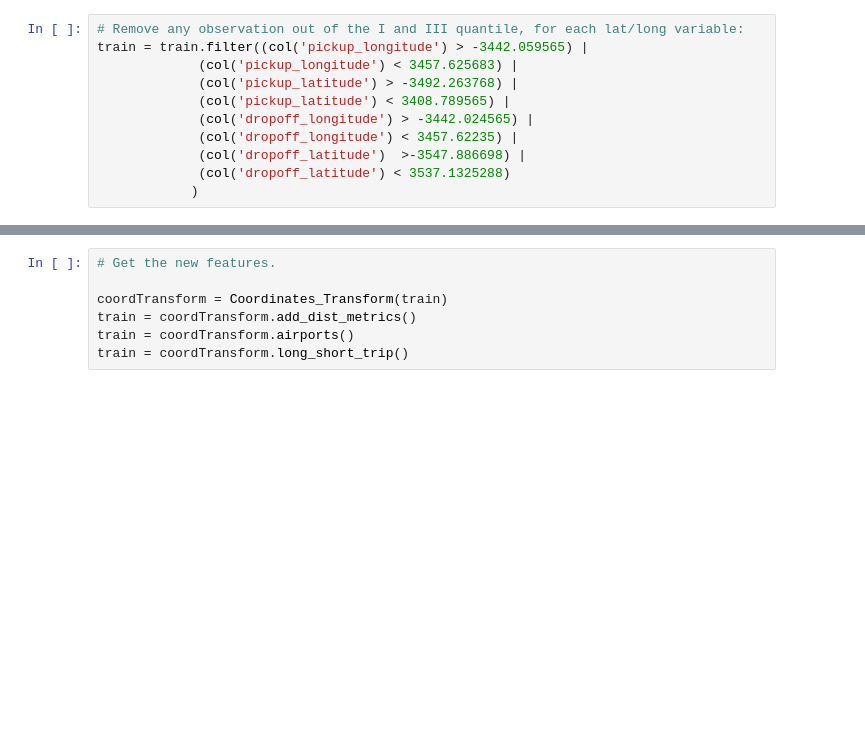
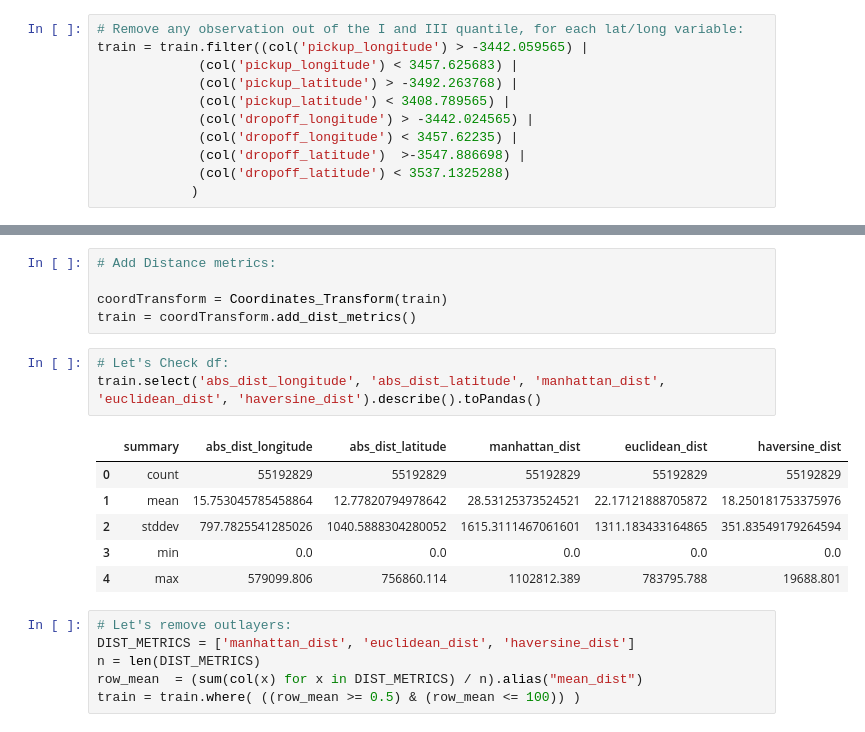
Before and after one commit to CalenDario13/NYC_Taxi, a Jupyter notebook: BDC_project.ipynb, the cells around one changed output, grey strips where cells are left out. Drawn from its saved outputs; the diff is of its cells as text; blank space fills up the shorter version.

```diff
--- a/BDC_project.ipynb
+++ b/BDC_project.ipynb
@@ -398,9 +400,23 @@ class Coordinates_Transform():
                                     .otherwise('VERY_LONG') )
         return self.df
 # %%
-# Get the new features.
+# Add Distance metrics:
 
 coordTransform = Coordinates_Transform(train)
 train = coordTransform.add_dist_metrics()
-train = coordTransform.airports()
-train = coordTransform.long_short_trip()
+# %%
+# Let's Check df:
+train.select('abs_dist_longitude', 'abs_dist_latitude', 'manhattan_dist', 'euclidean_dist', 'haversine_dist').describe().toPandas()
+# %% [output]
+|  | summary | abs_dist_longitude | abs_dist_latitude | manhattan_dist | euclidean_dist | haversine_dist |
+| 0 | count | 55192829 | 55192829 | 55192829 | 55192829 | 55192829 |
+| 1 | mean | 15.753045785458864 | 12.77820794978642 | 28.53125373524521 | 22.17121888705872 | 18.250181753375976 |
+| 2 | stddev | 797.7825541285026 | 1040.5888304280052 | 1615.3111467061601 | 1311.183433164865 | 351.83549179264594 |
+| 3 | min | 0.0 | 0.0 | 0.0 | 0.0 | 0.0 |
+| 4 | max | 579099.806 | 756860.114 | 1102812.389 | 783795.788 | 19688.801 |
+# %%
+# Let's remove outlayers:
+DIST_METRICS = ['manhattan_dist', 'euclidean_dist', 'haversine_dist']
+n = len(DIST_METRICS)
+row_mean  = (sum(col(x) for x in DIST_METRICS) / n).alias("mean_dist")
+train = train.where( ((row_mean >= 0.5) & (row_mean <= 100)) )
```
Also changed, not shown: parts of 8 cells of this notebook.
